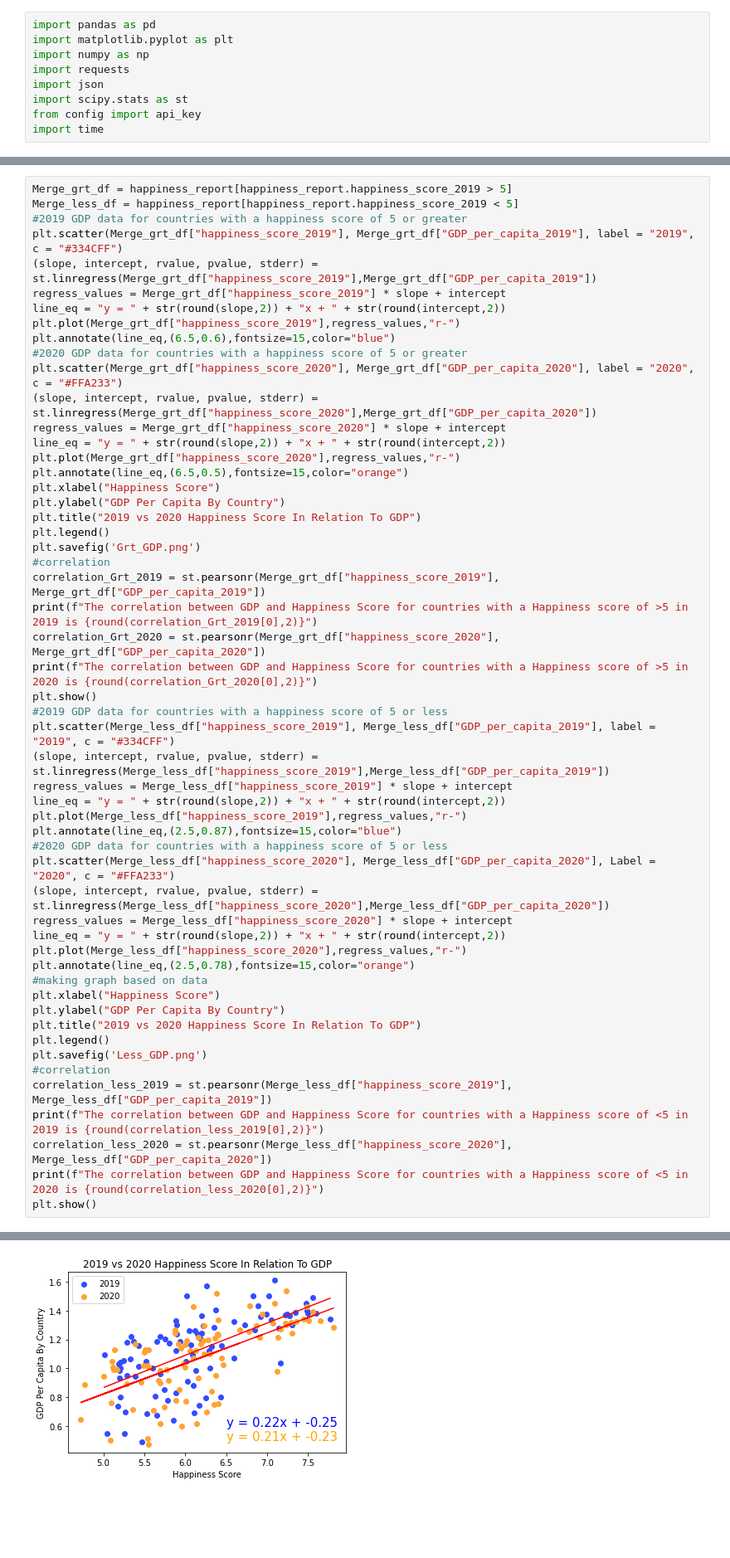
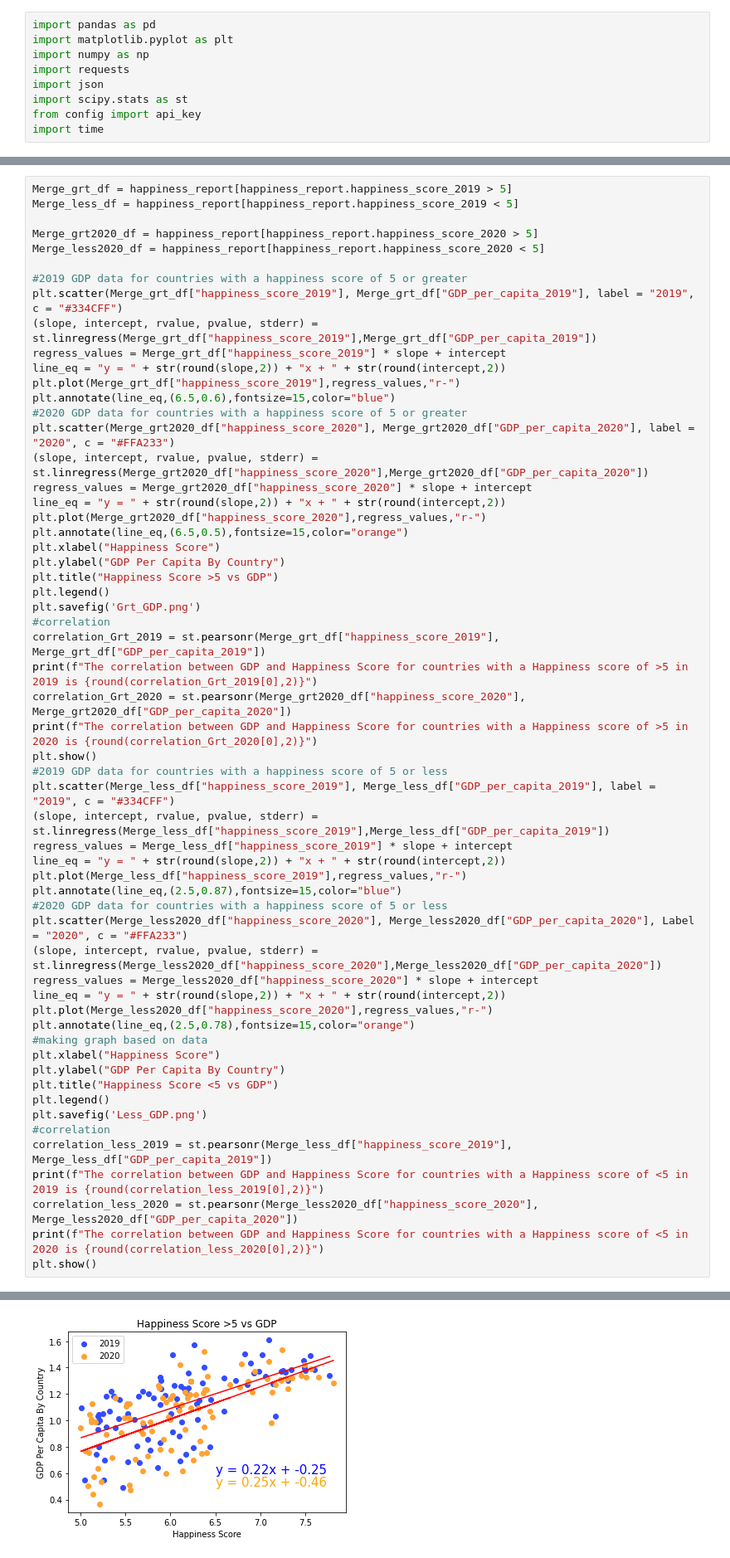
Before and after one commit to josiedeleon/Team9--Project1, a Jupyter notebook: Project 1 Happiness.ipynb, the cells around one changed output, grey strips where cells are left out. Shown at 83% size. Drawn from its saved outputs; the diff is of its cells as text; blank space fills up the shorter version.

```diff
--- a/Project 1 Happiness.ipynb
+++ b/Project 1 Happiness.ipynb
@@ -41,6 +39,10 @@ happiness_report
 # %%
 Merge_grt_df = happiness_report[happiness_report.happiness_score_2019 > 5]
 Merge_less_df = happiness_report[happiness_report.happiness_score_2019 < 5]
+
+Merge_grt2020_df = happiness_report[happiness_report.happiness_score_2020 > 5]
+Merge_less2020_df = happiness_report[happiness_report.happiness_score_2020 < 5]
+
 #2019 GDP data for countries with a happiness score of 5 or greater
 plt.scatter(Merge_grt_df["happiness_score_2019"], Merge_grt_df["GDP_per_capita_2019"], label = "2019", c = "#334CFF")
 (slope, intercept, rvalue, pvalue, stderr) = st.linregress(Merge_grt_df["happiness_score_2019"],Merge_grt_df["GDP_per_capita_2019"])
@@ -49,21 +51,21 @@ line_eq = "y = " + str(round(slope,2)) + "x + " + str(round(intercept,2))
 plt.plot(Merge_grt_df["happiness_score_2019"],regress_values,"r-")
 plt.annotate(line_eq,(6.5,0.6),fontsize=15,color="blue")
 #2020 GDP data for countries with a happiness score of 5 or greater
-plt.scatter(Merge_grt_df["happiness_score_2020"], Merge_grt_df["GDP_per_capita_2020"], label = "2020", c = "#FFA233")
-(slope, intercept, rvalue, pvalue, stderr) = st.linregress(Merge_grt_df["happiness_score_2020"],Merge_grt_df["GDP_per_capita_2020"])
-regress_values = Merge_grt_df["happiness_score_2020"] * slope + intercept
+plt.scatter(Merge_grt2020_df["happiness_score_2020"], Merge_grt2020_df["GDP_per_capita_2020"], label = "2020", c = "#FFA233")
+(slope, intercept, rvalue, pvalue, stderr) = st.linregress(Merge_grt2020_df["happiness_score_2020"],Merge_grt2020_df["GDP_per_capita_2020"])
+regress_values = Merge_grt2020_df["happiness_score_2020"] * slope + intercept
 line_eq = "y = " + str(round(slope,2)) + "x + " + str(round(intercept,2))
-plt.plot(Merge_grt_df["happiness_score_2020"],regress_values,"r-")
+plt.plot(Merge_grt2020_df["happiness_score_2020"],regress_values,"r-")
 plt.annotate(line_eq,(6.5,0.5),fontsize=15,color="orange")
 plt.xlabel("Happiness Score")
 plt.ylabel("GDP Per Capita By Country")
-plt.title("2019 vs 2020 Happiness Score In Relation To GDP")
+plt.title("Happiness Score >5 vs GDP")
 plt.legend()
 plt.savefig('Grt_GDP.png')
 #correlation
 correlation_Grt_2019 = st.pearsonr(Merge_grt_df["happiness_score_2019"], Merge_grt_df["GDP_per_capita_2019"])
 print(f"The correlation between GDP and Happiness Score for countries with a Happiness score of >5 in 2019 is {round(correlation_Grt_2019[0],2)}")
-correlation_Grt_2020 = st.pearsonr(Merge_grt_df["happiness_score_2020"], Merge_grt_df["GDP_per_capita_2020"])
+correlation_Grt_2020 = st.pearsonr(Merge_grt2020_df["happiness_score_2020"], Merge_grt2020_df["GDP_per_capita_2020"])
 print(f"The correlation between GDP and Happiness Score for countries with a Happiness score of >5 in 2020 is {round(correlation_Grt_2020[0],2)}")
 plt.show()
 #2019 GDP data for countries with a happiness score of 5 or less
@@ -74,22 +76,22 @@ line_eq = "y = " + str(round(slope,2)) + "x + " + str(round(intercept,2))
 plt.plot(Merge_less_df["happiness_score_2019"],regress_values,"r-")
 plt.annotate(line_eq,(2.5,0.87),fontsize=15,color="blue")
 #2020 GDP data for countries with a happiness score of 5 or less
-plt.scatter(Merge_less_df["happiness_score_2020"], Merge_less_df["GDP_per_capita_2020"], Label = "2020", c = "#FFA233")
-(slope, intercept, rvalue, pvalue, stderr) = st.linregress(Merge_less_df["happiness_score_2020"],Merge_less_df["GDP_per_capita_2020"])
-regress_values = Merge_less_df["happiness_score_2020"] * slope + intercept
+plt.scatter(Merge_less2020_df["happiness_score_2020"], Merge_less2020_df["GDP_per_capita_2020"], Label = "2020", c = "#FFA233")
+(slope, intercept, rvalue, pvalue, stderr) = st.linregress(Merge_less2020_df["happiness_score_2020"],Merge_less2020_df["GDP_per_capita_2020"])
+regress_values = Merge_less2020_df["happiness_score_2020"] * slope + intercept
 line_eq = "y = " + str(round(slope,2)) + "x + " + str(round(intercept,2))
-plt.plot(Merge_less_df["happiness_score_2020"],regress_values,"r-")
+plt.plot(Merge_less2020_df["happiness_score_2020"],regress_values,"r-")
 plt.annotate(line_eq,(2.5,0.78),fontsize=15,color="orange")
 #making graph based on data
 plt.xlabel("Happiness Score")
 plt.ylabel("GDP Per Capita By Country")
-plt.title("2019 vs 2020 Happiness Score In Relation To GDP")
+plt.title("Happiness Score <5 vs GDP")
 plt.legend()
 plt.savefig('Less_GDP.png')
 #correlation
 correlation_less_2019 = st.pearsonr(Merge_less_df["happiness_score_2019"], Merge_less_df["GDP_per_capita_2019"])
 print(f"The correlation between GDP and Happiness Score for countries with a Happiness score of <5 in 2019 is {round(correlation_less_2019[0],2)}")
-correlation_less_2020 = st.pearsonr(Merge_less_df["happiness_score_2020"], Merge_less_df["GDP_per_capita_2020"])
+correlation_less_2020 = st.pearsonr(Merge_less2020_df["happiness_score_2020"], Merge_less2020_df["GDP_per_capita_2020"])
 print(f"The correlation between GDP and Happiness Score for countries with a Happiness score of <5 in 2020 is {round(correlation_less_2020[0],2)}")
 plt.show()
 # %% [output]
@@ -98,2 +100,2 @@ The correlation between GDP and Happiness Score for countries with a Happiness s
-[figure, old version]
+[figure, new version]
 The correlation between GDP and Happiness Score for countries with a Happiness score of <5 in 2019 is 0.41
```
Also changed, not shown: parts of 17 cells of this notebook.
